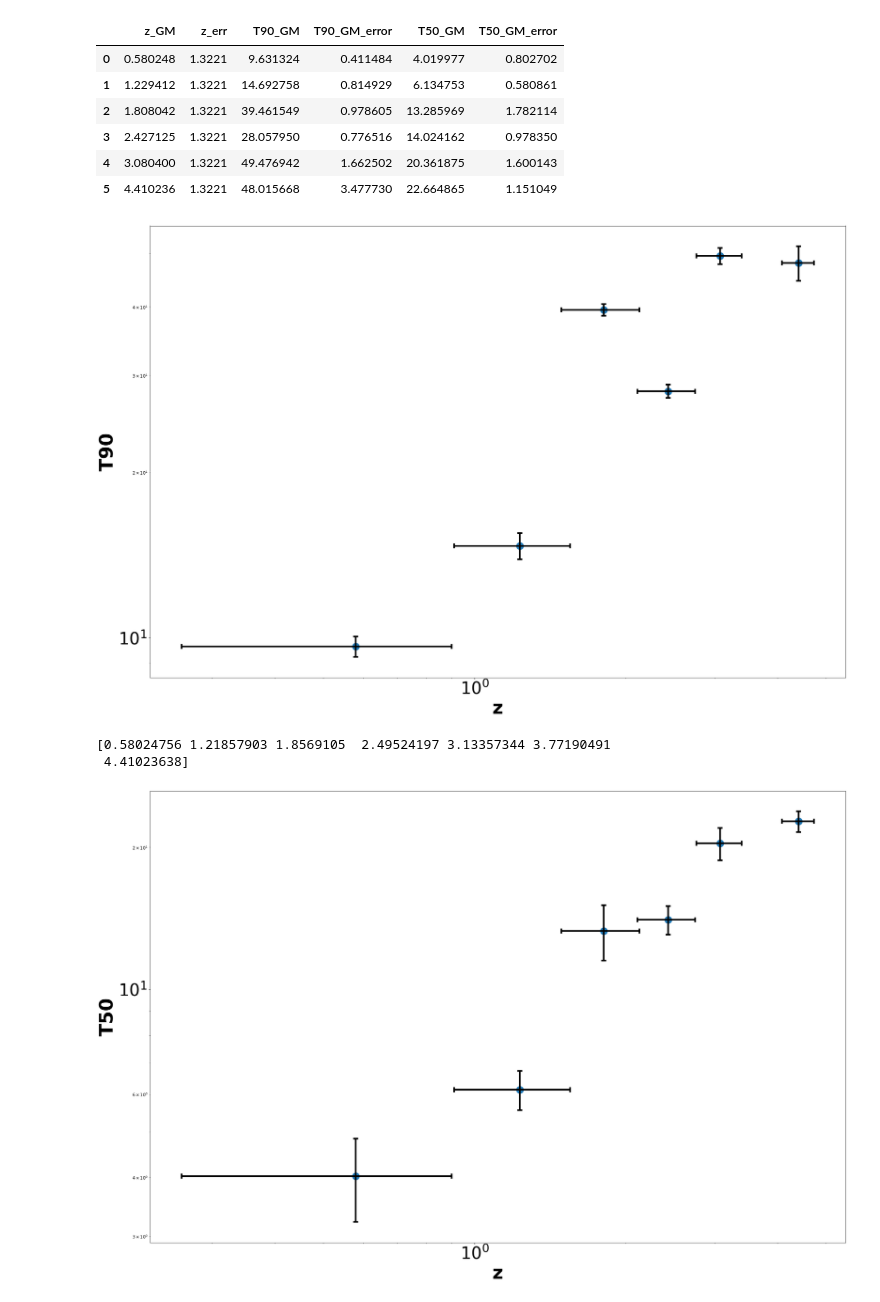
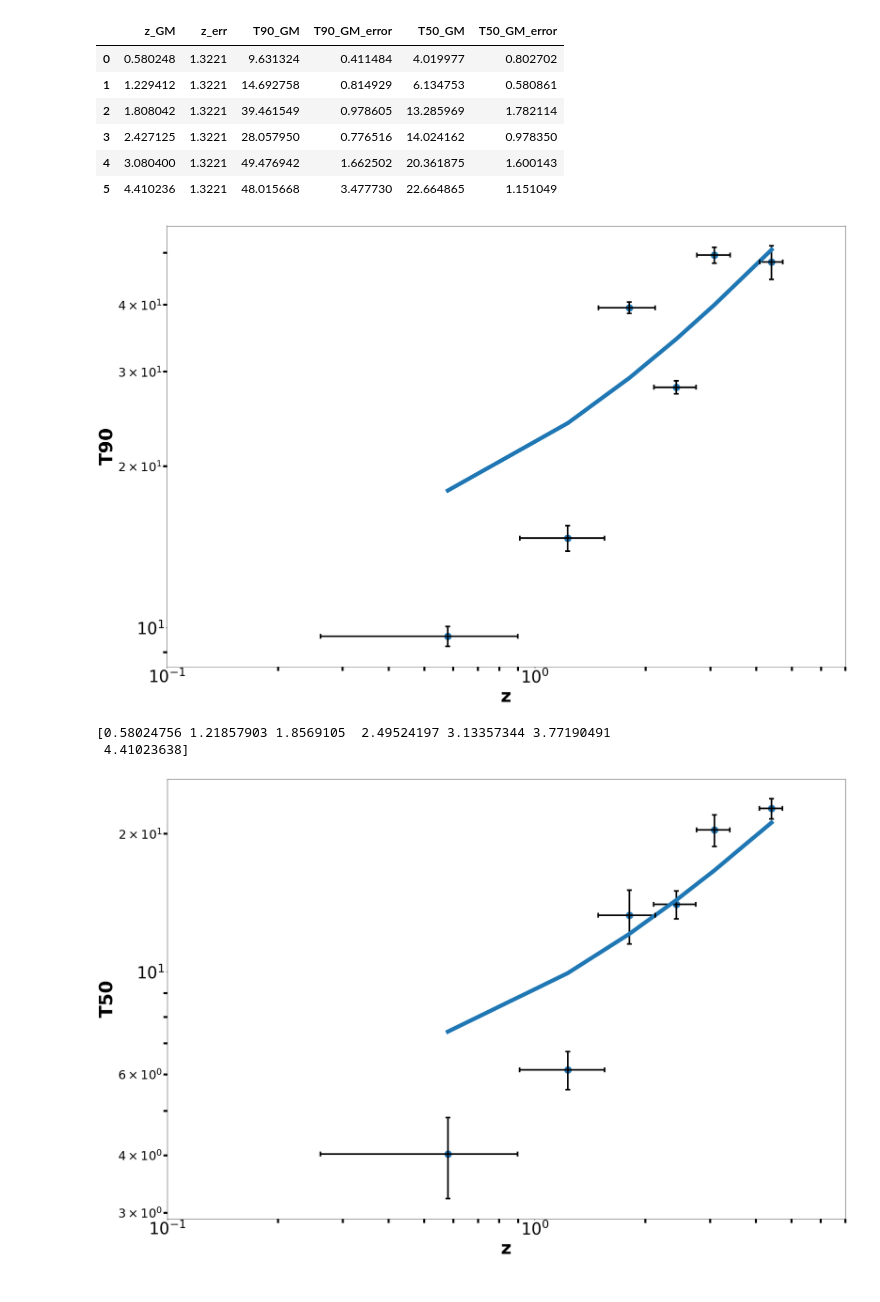
Before and after one commit to Amiteshh/GRB-Analysis, a Jupyter notebook: Geometric mean plotting.ipynb, the cells around one changed output. Cells and saved outputs as stored; diff of their text form; code cells hidden in the pictures.

```diff
--- a/Geometric mean plotting.ipynb
+++ b/Geometric mean plotting.ipynb
@@ -26,15 +26,31 @@ rcParams['figure.figsize'] = 30, 20
 plt.rc('axes', labelsize='45')
 plt.xticks(fontsize='40')
 plt.yticks(fontsize='40')
+rcParams['xtick.minor.size'] = 10
+rcParams['xtick.minor.width'] = 5
+rcParams['ytick.minor.size'] = 10
+rcParams['ytick.labelsize'] = 30
+rcParams['ytick.minor.width'] = 5
 
 z_GM=data['z_GM']
 T90_GM=data['T90_GM']
 T90_GM_error=data['T90_GM_error']
 z_err=data['z_err']
 
+#Best fit values obtained from contour plots
+A_t90=12.26
+B_t90=0.84
+A_t50=5.03
+B_t50=0.85
+
+
 
 n,bin_edges=np.histogram(z_GM,bins=6)
 xbin=0.5*(bin_edges[1]-bin_edges[0])
+
+y_t90=(A_t90)*(1+z_GM)**(B_t90)
+plt.plot(z_GM,y_t90,linewidth=10)
+
 plt.errorbar(z_GM,T90_GM,yerr=T90_GM_error,xerr=xbin,fmt='.k',elinewidth=4,capsize=6,capthick=4)
 plt.scatter(z_GM, T90_GM, s = 300)
 
@@ -42,34 +58,48 @@ plt.yscale('log')
 plt.xscale('log')
 plt.xlabel('z',fontweight='bold')
 plt.ylabel('T90',fontweight='bold')
+plt.xlim([0.1, 7])
+
+#ax.yaxis.set_tick_params(width=5)
+
 plt.savefig('geometric_mean_grb90.pdf')
 # %% [output]
-[figure, old version]
+[figure, new version]
 # %%
 #Plotting weighted means for T50
 #Some Matplotlib settings
 from pylab import rcParams
 rcParams['figure.figsize'] = 30, 20
 plt.rc('axes', labelsize='45')
 plt.xticks(fontsize='40')
 plt.yticks(fontsize='40')
+rcParams['xtick.minor.size'] = 10
+rcParams['xtick.minor.width'] = 5
+rcParams['ytick.minor.size'] = 10
+rcParams['ytick.labelsize'] = 30
+rcParams['ytick.minor.width'] = 5
 
 z_GM=data['z_GM']
 T50_GM=data['T50_GM']
 T50_GM_error=data['T50_GM_error']
 z_err=data['z_err']
 
+y_t50=(A_t50)*(1+z_GM)**(B_t50)
+plt.plot(z_GM,y_t50,linewidth=10)
 
 plt.errorbar(z_GM,T50_GM,yerr=T50_GM_error,xerr=xbin,fmt='.k',elinewidth=4,capsize=6,capthick=4)
 plt.scatter(z_GM, T50_GM, s = 300)
 
 print (bin_edges)
 plt.yscale('log')
 plt.xscale('log')
 plt.xlabel('z',fontweight='bold')
 plt.ylabel('T50',fontweight='bold')
+
+plt.xlim([0.1, 7])
+
 plt.savefig('geometric_mean_grb50.pdf')
 # %% [output]
 [0.58024756 1.21857903 1.8569105  2.49524197 3.13357344 3.77190491
  4.41023638]
-[figure, old version]
+[figure, new version]
```
